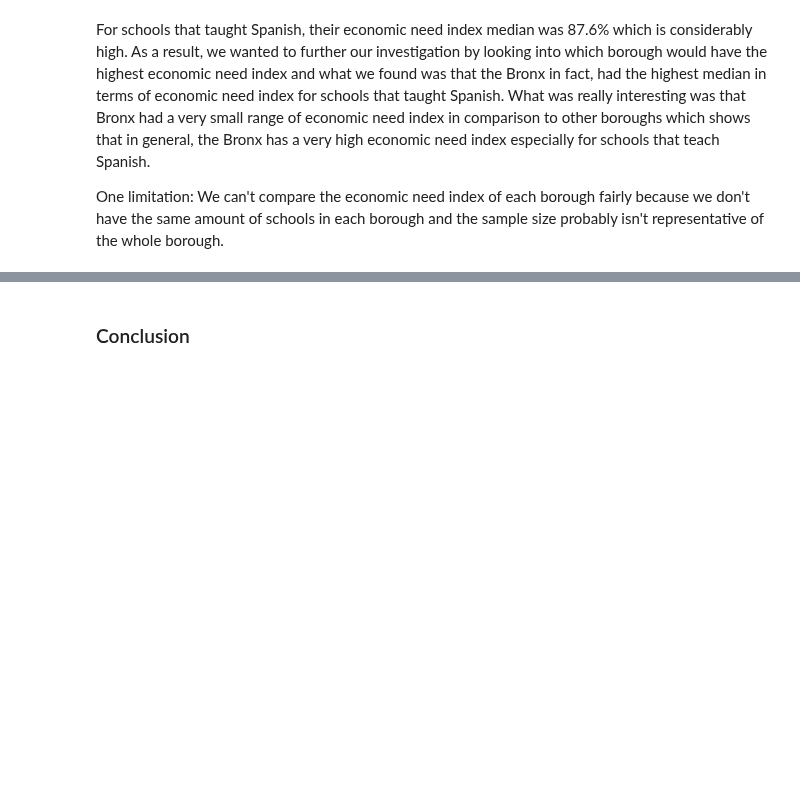
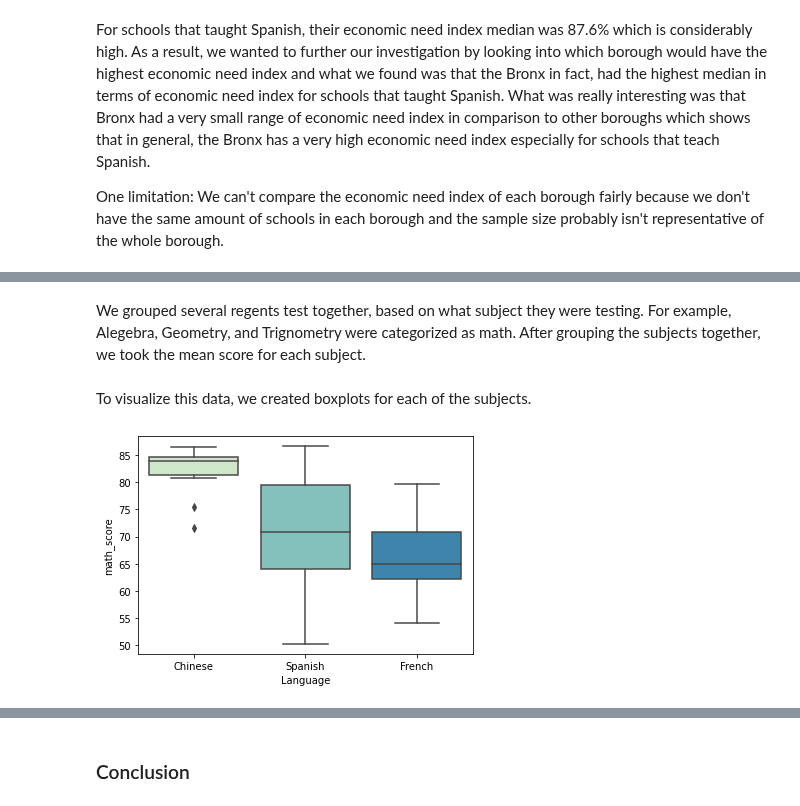
Before and after one commit to gaby-chu/info2950, a Jupyter notebook: project/phase_iv-FINAL.ipynb, the cells around one changed output, grey strips where cells are left out. Drawn from its saved outputs; the diff is of its cells as text; code cells hidden in the pictures; blank space fills up the shorter version.

```diff
--- a/project/phase_iv-FINAL.ipynb
+++ b/project/phase_iv-FINAL.ipynb
@@ -768,0 +749,2 @@ Limitations
+# %%
+academic_data = pd.read_csv("2014-15_to_2017-19_NYC_Regents_Exam_Results_-_Public.csv")
@@ -768,0 +790,7 @@ Limitations
+# %% [markdown]
+We grouped several regents test together, based on what subject they were testing. For example, Alegebra, Geometry, and Trignometry were categorized as math. After grouping the subjects together, we took the mean score for each subject.
+# %%
+# merge bilingual data and mean subject scores to perform data analysis
+
+academic_performance_data = bilingual_demographic_data.merge(mean_subject_scores, on = "DBN")
+academic_performance_data = academic_performance_data.loc[(academic_performance_data['Language'] == 'Spanish') | (academic_performance_data['Language'] == 'Chinese') | (academic_performance_data['Language'] == 'French')]
@@ -768,0 +803,6 @@ Limitations
+# %% [markdown]
+To visualize this data, we created boxplots for each of the subjects.
+# %%
+sns.boxplot(x='Language',y='math_score',data=academic_performance_data, palette='GnBu');
+# %% [output]
+[figure, added]
```
Also changed, not shown: parts of 25 cells of this notebook, 1 other file.
